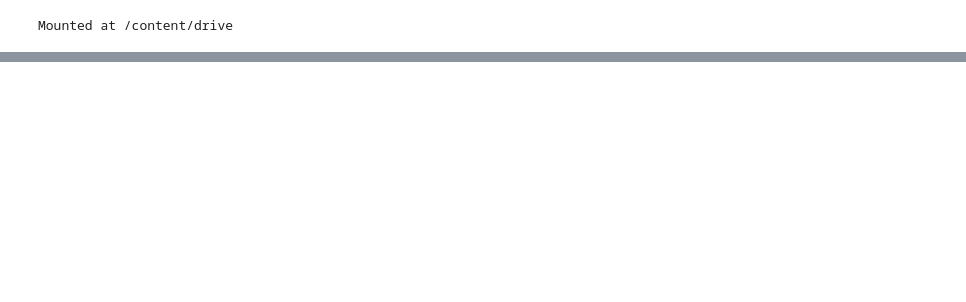
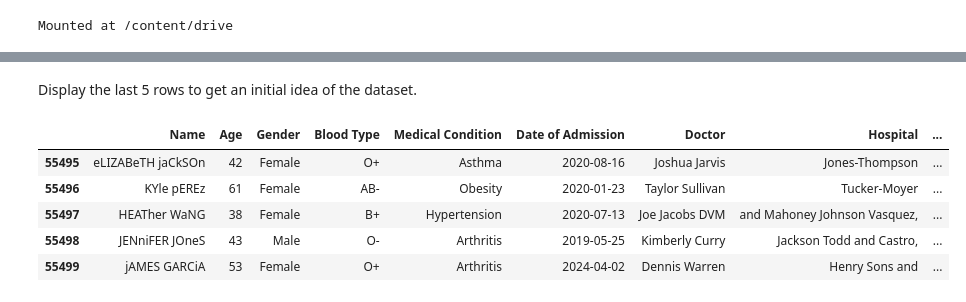
Before and after one commit to Sagarjain93/Healthcare, a Jupyter notebook: Healthcare.ipynb, the cells around one changed output, grey strips where cells are left out. Drawn from its saved outputs; the diff is of its cells as text; code cells hidden in the pictures; blank space fills up the shorter version.

```diff
--- a/Healthcare.ipynb
+++ b/Healthcare.ipynb
@@ -49,0 +63,11 @@ df = pd.read_csv('/content/drive/MyDrive/colab/eda/2. Healthcare/healthcare_data
+# %% [markdown]
+Display the last 5 rows to get an initial idea of the dataset.
+# %%
+df.tail()
+# %% [output]
+|  | Name | Age | Gender | Blood Type | Medical Condition | Date of Admission | Doctor | Hospital | ... |
+| 55495 | eLIZABeTH jaCkSOn | 42 | Female | O+ | Asthma | 2020-08-16 | Joshua Jarvis | Jones-Thompson | ... |
+| 55496 | KYle pEREz | 61 | Female | AB- | Obesity | 2020-01-23 | Taylor Sullivan | Tucker-Moyer | ... |
+| 55497 | HEATher WaNG | 38 | Female | B+ | Hypertension | 2020-07-13 | Joe Jacobs DVM | and Mahoney Johnson Vasquez, | ... |
+| 55498 | JENniFER JOneS | 43 | Male | O- | Arthritis | 2019-05-25 | Kimberly Curry | Jackson Todd and Castro, | ... |
+| 55499 | jAMES GARCiA | 53 | Female | O+ | Arthritis | 2024-04-02 | Dennis Warren | Henry Sons and | ... |
```
Also changed, not shown: parts of 6 cells of this notebook.
